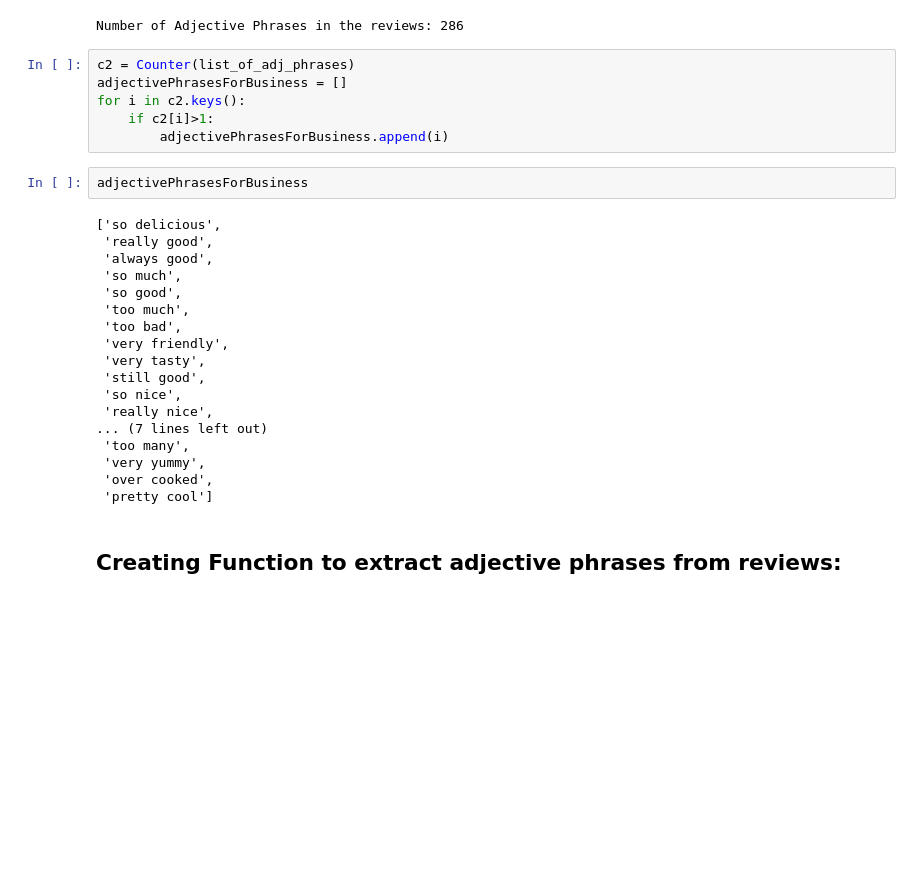
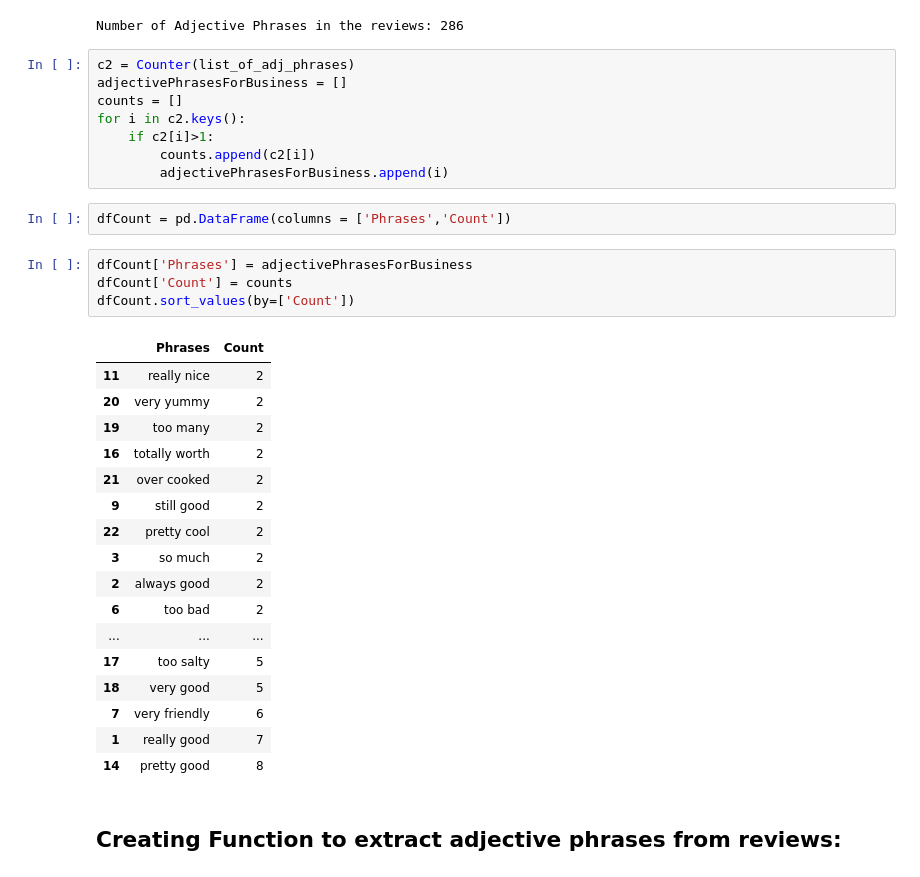
Before and after one commit to guptajay/CZ4045-Assignments, a Jupyter notebook: Jupyter/Adjective Phrase-Vivek.ipynb, the cells around one changed output. Saved outputs shown, nothing was run; the diff lists cells and outputs as text; blank space fills up the shorter version.

```diff
--- a/Jupyter/Adjective Phrase-Vivek.ipynb
+++ b/Jupyter/Adjective Phrase-Vivek.ipynb
@@ -286,29 +286,35 @@ Number of Adjective Phrases in the reviews: 286
 # %%
 c2 = Counter(list_of_adj_phrases)
 adjectivePhrasesForBusiness = []
+counts = []
 for i in c2.keys():
     if c2[i]>1:
+        counts.append(c2[i])
         adjectivePhrasesForBusiness.append(i)
-# %%
-adjectivePhrasesForBusiness
-# %% [output]
-['so delicious',
- 'really good',
- 'always good',
- 'so much',
- 'so good',
- 'too much',
- 'too bad',
- 'very friendly',
- 'very tasty',
- 'still good',
- 'so nice',
- 'really nice',
-... (7 lines left out)
- 'too many',
- 'very yummy',
- 'over cooked',
- 'pretty cool']
+# %%
+dfCount = pd.DataFrame(columns = ['Phrases','Count'])
+# %%
+dfCount['Phrases'] = adjectivePhrasesForBusiness
+dfCount['Count'] = counts
+dfCount.sort_values(by=['Count'])
+# %% [output]
+|  | Phrases | Count |
+| 11 | really nice | 2 |
+| 20 | very yummy | 2 |
+| 19 | too many | 2 |
+| 16 | totally worth | 2 |
+| 21 | over cooked | 2 |
+| 9 | still good | 2 |
+| 22 | pretty cool | 2 |
+| 3 | so much | 2 |
+| 2 | always good | 2 |
+| 6 | too bad | 2 |
+| ... | ... | ... |
+| 17 | too salty | 5 |
+| 18 | very good | 5 |
+| 7 | very friendly | 6 |
+| 1 | really good | 7 |
+| 14 | pretty good | 8 |
 # %% [markdown]
 ## Creating Function to extract adjective phrases from reviews:
 # %%
```
Also changed, not shown: parts of 10 cells of this notebook.
